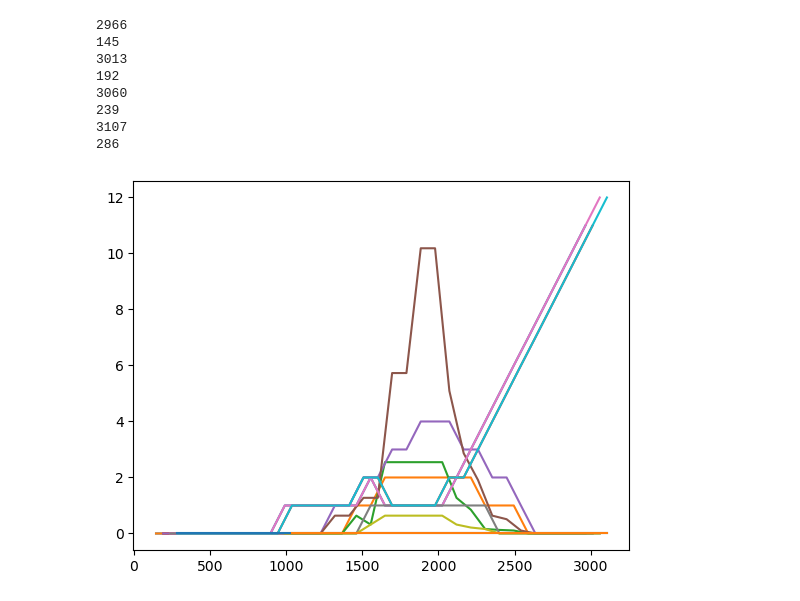
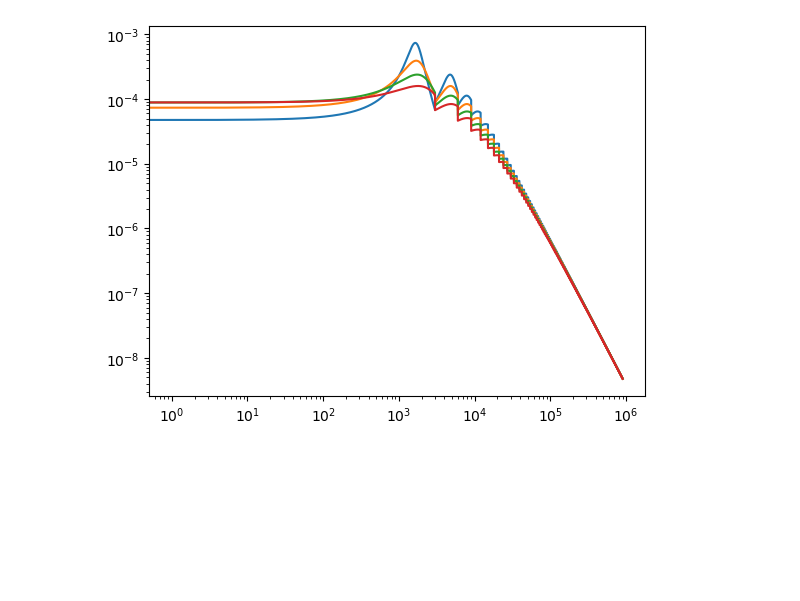
Before and after one commit to lxa349/Asteroseismology-Group-Project-2026, a Jupyter notebook: joels_envelope_of_doom.ipynb, the cells around one changed output. Drawn from its saved outputs; the diff is of its cells as text; code cells hidden in the pictures; blank space fills up the shorter version.

```diff
--- a/joels_envelope_of_doom.ipynb
+++ b/joels_envelope_of_doom.ipynb
@@ -32,7 +32,7 @@ def calc_maximum_rms_amplitude_radial(mass_star, teff_star):
 
 
 l = np.linspace(0,3,4)
-n = np.linspace(0,30,31)
+n = np.linspace(0,300,301)
 V = [1, 1.505, 0.620, 0.075]
 
 
@@ -123,46 +123,48 @@ all_amp = []
 
 for j in np.arange(len(l)):
     nu = []
     width = []
     width_frequency = []
 
     freq = []
     amp = []
     amplitudes_frequency = []
 
     for i in n:
         width_frequency.append(calc_width_nl(mass_star, teff_star, i, j))
 
         nu.append(int(width_frequency[int(i)][1]))
         width.append(int(width_frequency[int(i)][0]))
 
         amplitudes_frequency.append(calc_nl_rms_amplitude_radial(mass_star, teff_star, i, j))
 
         freq.append(int(amplitudes_frequency[int(i)][1]))
         amp.append(int(amplitudes_frequency[int(i)][0]))
-    print(max(nu))
-    print(min(nu))
+    #print(max(nu))
+    #print(min(nu))
     all_nu.append(freq)
     all_width.append(amp)
 
-    plt.plot(nu, width)
+    #plt.plot(nu, width)
 
     all_freq.append(freq)
     all_amp.append(amp)
 
-    plt.plot(freq,amp)
+    #plt.plot(freq,amp)
 
-    spiky = (2 * (np.array(amp)*np.array(amp)))/(np.pi * np.array(width))
-    plt.plot(freq, spiky)
+    #spiky = (2 * (np.array(amp)*np.array(amp)))/(np.pi * np.array(width))
+    #plt.plot(freq, spiky)
 
-frequencies = np.linspace(0,3000,3001)
+frequencies = np.linspace(-1500,1500,3001)
+
+spikes = []
+for mode in all_nu:
+    mode_spikes = []
+    for i in mode:
+        for j in frequencies:
+            mode_spikes.append(lorentz(j,i, int(calc_width_nl(mass_star, teff_star, i, 0)[0])))
+    plt.loglog(np.linspace(0,len(mode_spikes)-1, len(mode_spikes)), mode_spikes)
+#print(len(spikes))
+#plt.plot(np.linspace(0,93030, 93031), spikes)
 # %% [output]
-2966
-145
-3013
-192
-3060
-239
-3107
-286
-[figure, old version]
+[figure, new version]
```
